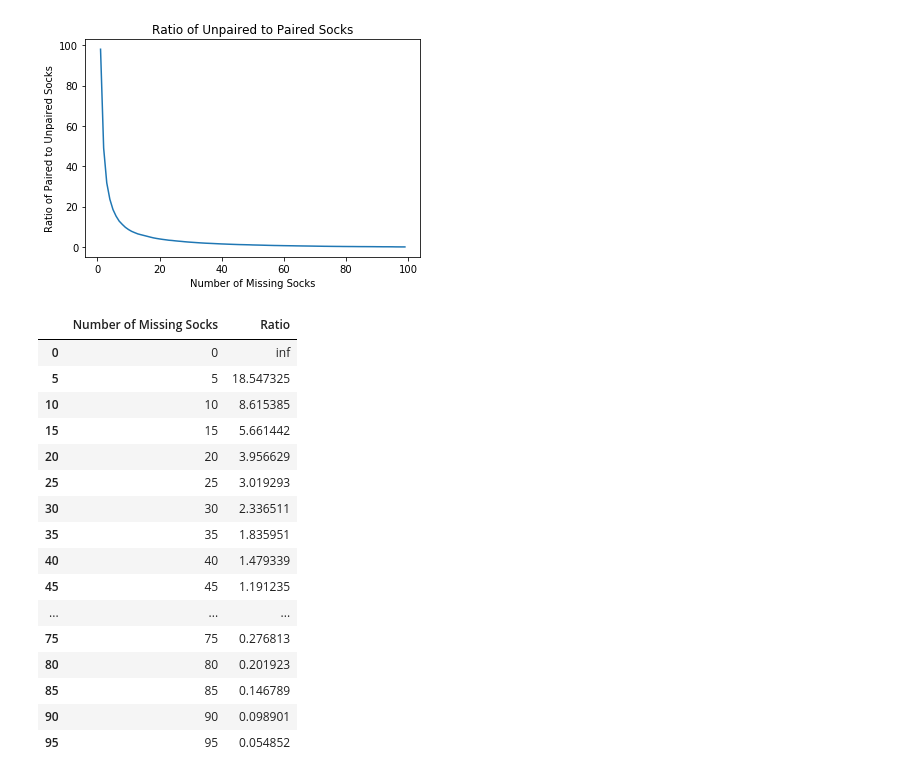
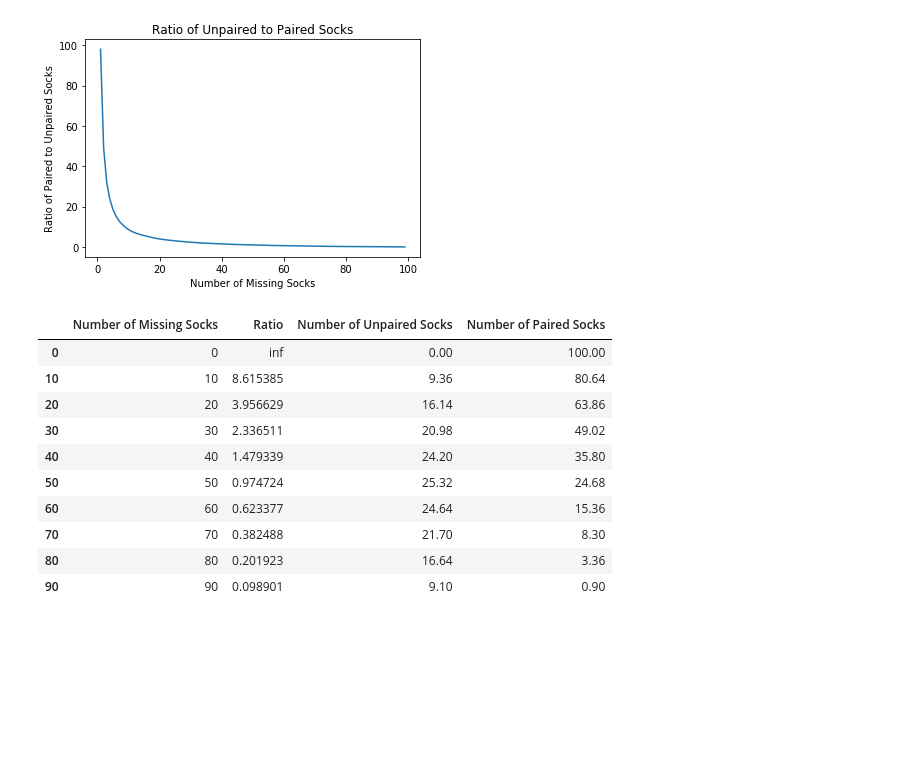
Before and after one commit to abigailhaddad/sock_fairy, a Jupyter notebook: Socks.ipynb, the cells around one changed output. Drawn from its saved outputs; the diff is of its cells as text; code cells hidden in the pictures; blank space fills up the shorter version.

Commit message:
-more numbers in chart

```diff
--- a/Socks.ipynb
+++ b/Socks.ipynb
@@ -64,22 +64,16 @@ ax.plot(newDF['Number of Missing Socks'], newDF['Ratio'])
 [<matplotlib.lines.Line2D at 0x...>]
 [figure]
 # %%
-newDF.loc[newDF['Number of Missing Socks']%5==0][['Number of Missing Socks', 'Ratio']]
+newDF.loc[newDF['Number of Missing Socks']%10==0][['Number of Missing Socks', 'Ratio', 'Number of Unpaired Socks', 'Number of Paired Socks']]
 # %% [output]
-|  | Number of Missing Socks | Ratio |
-| 0 | 0 | inf |
-| 5 | 5 | 18.547325 |
-| 10 | 10 | 8.615385 |
-| 15 | 15 | 5.661442 |
-| 20 | 20 | 3.956629 |
-| 25 | 25 | 3.019293 |
-| 30 | 30 | 2.336511 |
-| 35 | 35 | 1.835951 |
-| 40 | 40 | 1.479339 |
-| 45 | 45 | 1.191235 |
-| ... | ... | ... |
-| 75 | 75 | 0.276813 |
-| 80 | 80 | 0.201923 |
-| 85 | 85 | 0.146789 |
-| 90 | 90 | 0.098901 |
-| 95 | 95 | 0.054852 |
+|  | Number of Missing Socks | Ratio | Number of Unpaired Socks | Number of Paired Socks |
+| 0 | 0 | inf | 0.00 | 100.00 |
+| 10 | 10 | 8.615385 | 9.36 | 80.64 |
+| 20 | 20 | 3.956629 | 16.14 | 63.86 |
+| 30 | 30 | 2.336511 | 20.98 | 49.02 |
+| 40 | 40 | 1.479339 | 24.20 | 35.80 |
+| 50 | 50 | 0.974724 | 25.32 | 24.68 |
+| 60 | 60 | 0.623377 | 24.64 | 15.36 |
+| 70 | 70 | 0.382488 | 21.70 | 8.30 |
+| 80 | 80 | 0.201923 | 16.64 | 3.36 |
+| 90 | 90 | 0.098901 | 9.10 | 0.90 |
```
